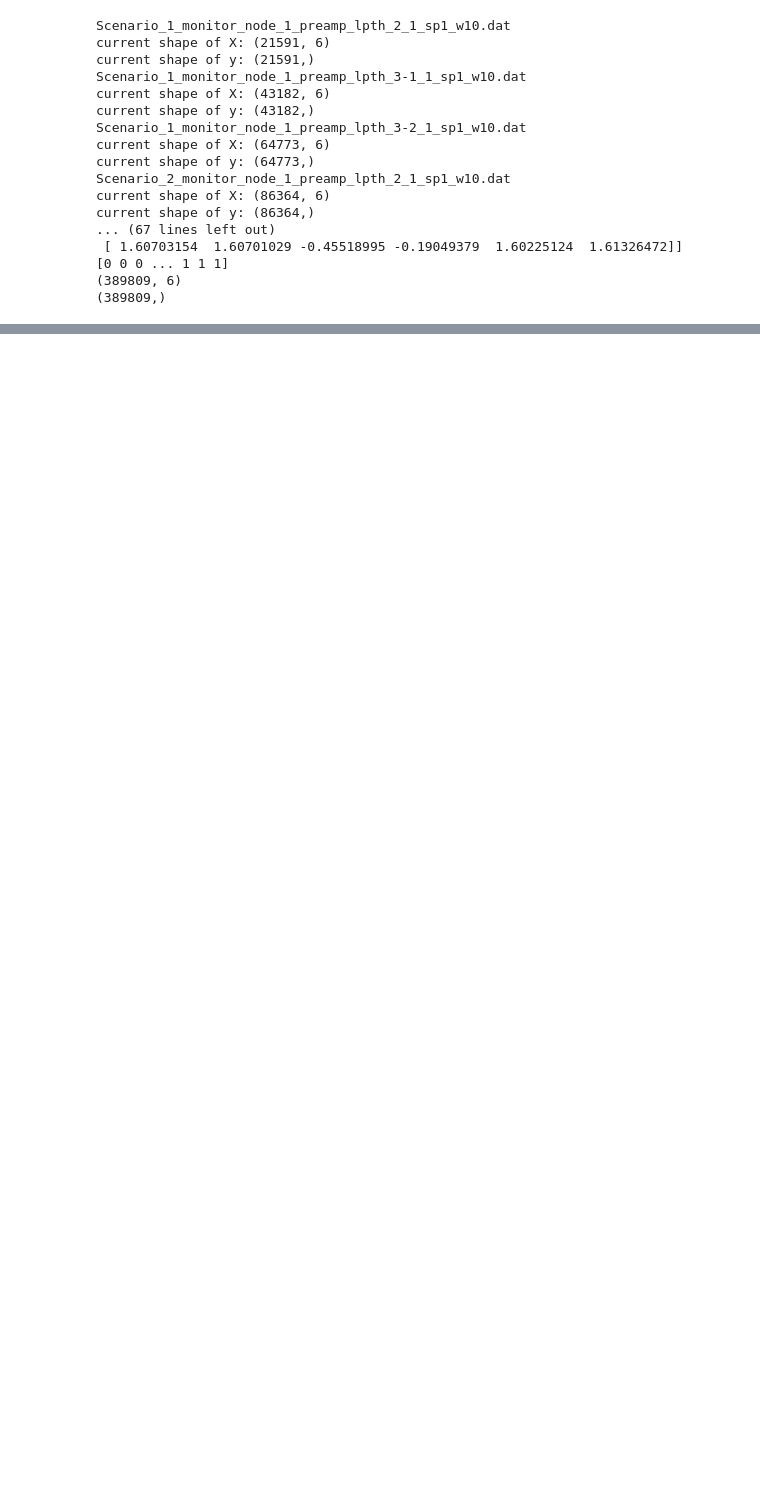
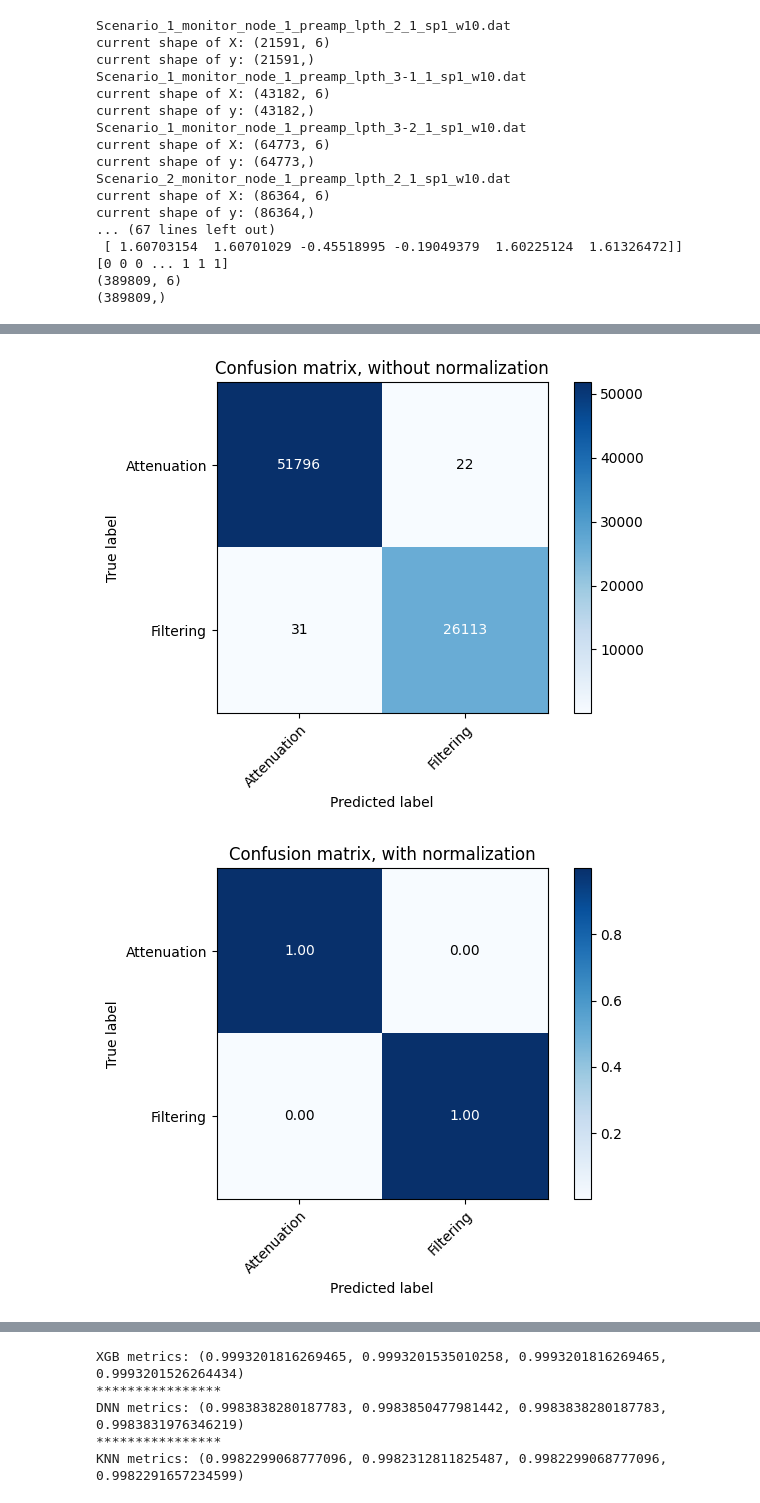
Before and after one commit to marsluca/Network-failure-cause-identification, a Jupyter notebook: Failure_cause_identification_with_different_failures_location_IPY.ipynb, the cells around one changed output, grey strips where cells are left out. Cells and saved outputs as stored; diff of their text form; code cells hidden in the pictures; blank space fills up the shorter version.

```diff
--- a/Failure_cause_identification_with_different_failures_location_IPY.ipynb
+++ b/Failure_cause_identification_with_different_failures_location_IPY.ipynb
@@ -528,36 +524,34 @@ restestfileDNN = res_folder + '/DNN_sp_' + str(spacing) + 'w_' + str(length) + '
 restestfileKNN = res_folder + '/KNN_sp_' + str(spacing) + 'w_' + str(length) + '_test_results.txt'
 
 # load the model from disk
 loaded_xgb = XGBClassifier()
 loaded_xgb.load_model(xgbmodelfile)
 
 # load the model from disk
 loaded_dnn = pickle.load(open(dnnmodelfile, 'rb'))
 
 # load the model from disk
 loaded_knn = pickle.load(open(knnmodelfile, 'rb'))
 
 lbl = [0, 1]
 label_names=['Attenuation', 'Filtering']
-############# ADD YOUR CODE BELOW #############
 
 # Added to fix: 'XGBClassifier' object has no attribute '_le'
 loaded_xgb._le = LabelEncoder().fit(y_test)
 
 y_pred_XGB = loaded_xgb.predict(X_test)
-y_pred_XGB_2 = loaded_xgb.predict(X_test)
-
 y_pred_DNN = loaded_dnn.predict(X_test)
 y_pred_KNN = loaded_knn.predict(X_test)
 
 XGB_metrics = performance_eval(y_test, y_pred_XGB, lbl, label_names, restestfileXGB)
-XGB_metrics_2 = performance_eval(y_test, y_pred_XGB_2, lbl, label_names, restestfileXGB)
-
 DNN_metrics = performance_eval(y_test, y_pred_DNN, lbl, label_names, restestfileDNN)
 KNN_metrics = performance_eval(y_test, y_pred_KNN, lbl, label_names, restestfileKNN)
 
-print('XGB metrics: ' +str(XGB_metrics)+' '+str(XGB_metrics_2))
+print('XGB metrics: ' +str(XGB_metrics))
 print('****************')
 print('DNN metrics: ' +str(DNN_metrics))
 print('****************')
 print('KNN metrics: ' +str(KNN_metrics))
+# %% [output]
+[figure, added]
+[figure, added]
@@ -564,2 +562,7 @@ print('KNN metrics: ' +str(KNN_metrics))
+XGB metrics: (0.9993201816269465, 0.9993201535010258, 0.9993201816269465, 0.9993201526264434)
+****************
+DNN metrics: (0.9983838280187783, 0.9983850477981442, 0.9983838280187783, 0.9983831976346219)
+****************
+KNN metrics: (0.9982299068777096, 0.9982312811825487, 0.9982299068777096, 0.9982291657234599)
 # %%
 ##############################################################################################################
```
Also changed, not shown: parts of 9 cells of this notebook, 31 other files.
